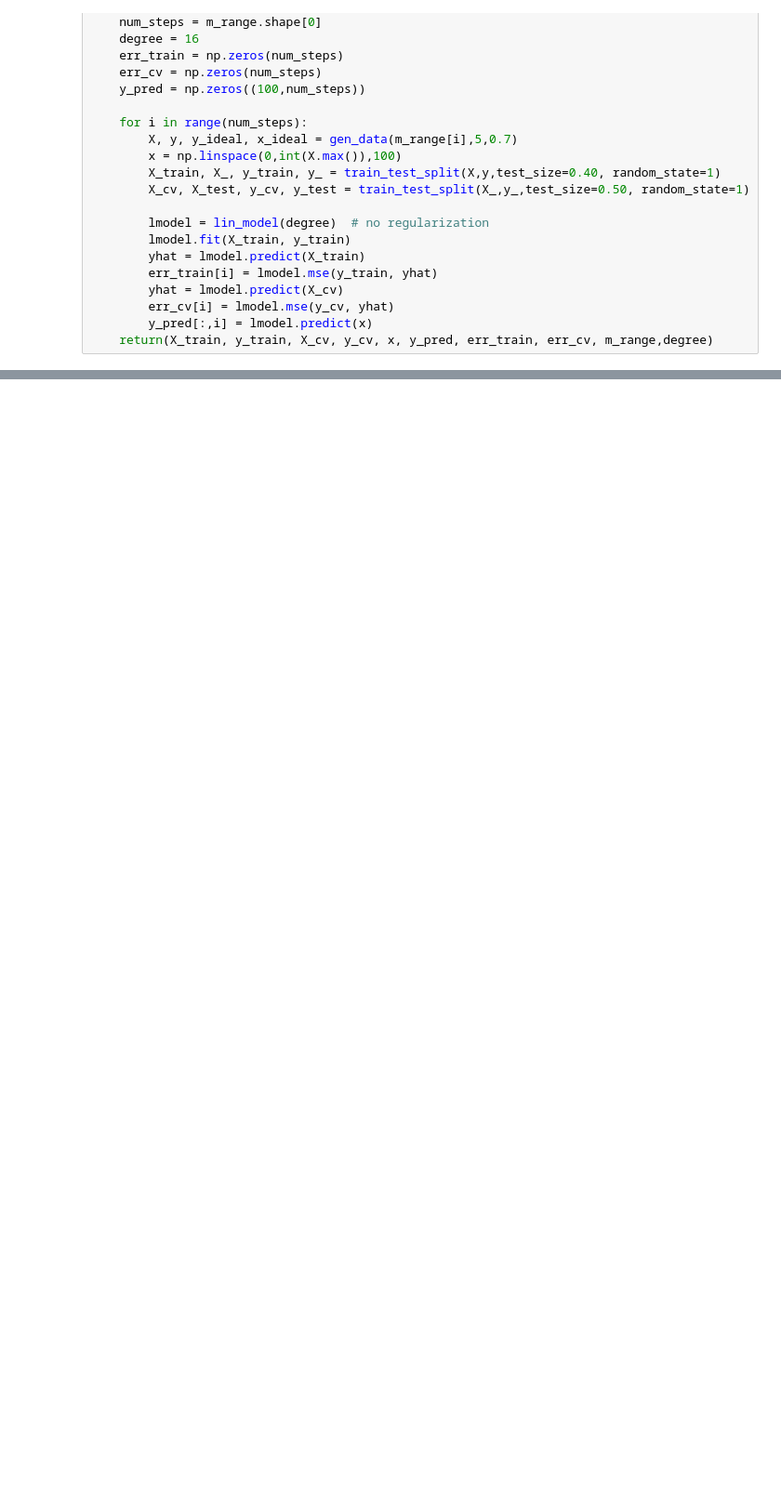
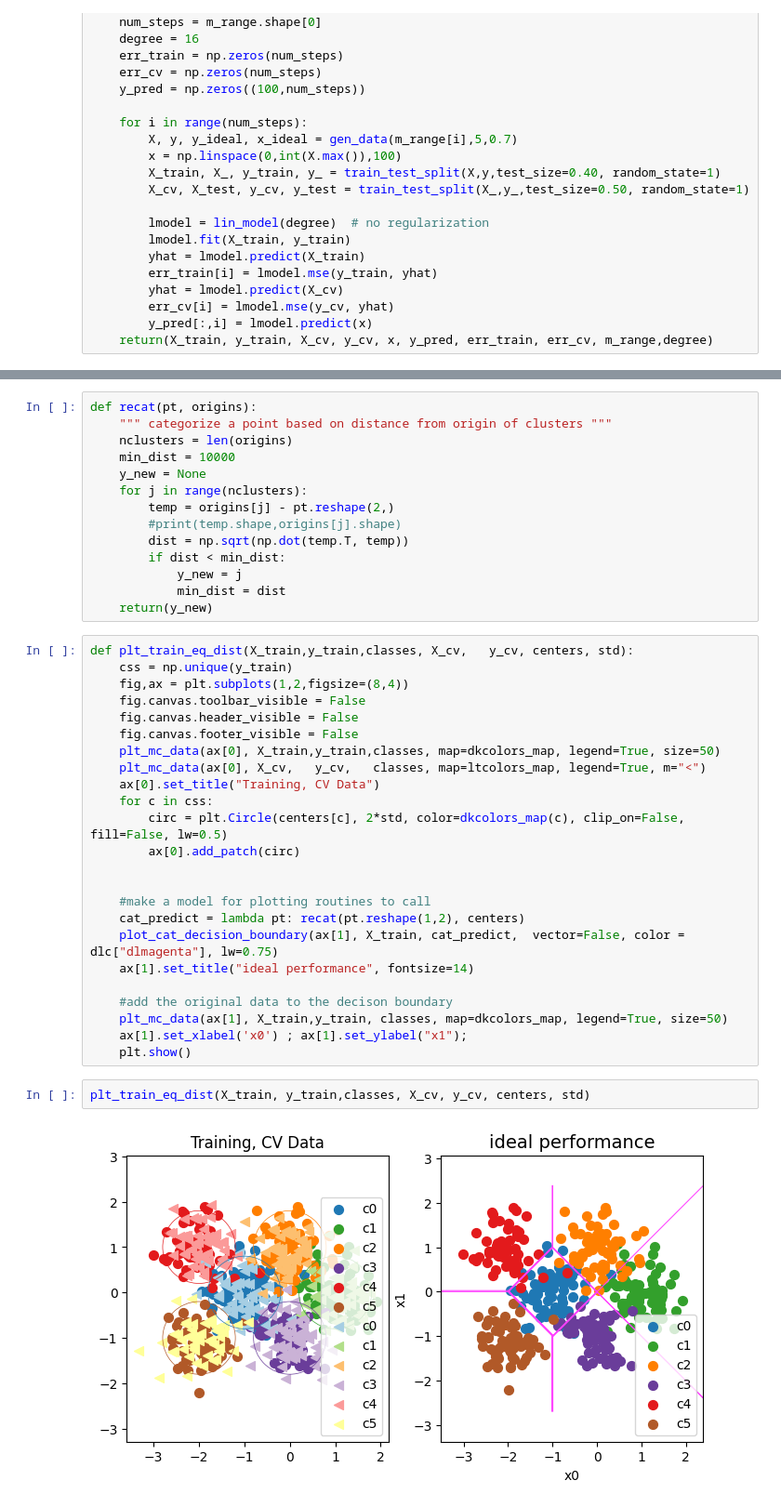
Before and after one commit to CarlosLizamaGarcia/DataScience, a Jupyter notebook: Course2/Advice_for_Applying_Machine_Learning.ipynb, the cells around one changed output, grey strips where cells are left out. Shown: that part at 93% size. Cells and saved outputs as stored; diff of their text form; blank space fills up the shorter version.

```diff
--- a/Course2/Advice_for_Applying_Machine_Learning.ipynb
+++ b/Course2/Advice_for_Applying_Machine_Learning.ipynb
@@ -427,0 +493,42 @@ plt_tune_m(X_train, y_train, X_cv, y_cv, x, y_pred, err_train, err_cv, m_range,
+# %%
+def recat(pt, origins):
+    """ categorize a point based on distance from origin of clusters """
+    nclusters = len(origins)
+    min_dist = 10000
+    y_new = None
+    for j in range(nclusters):
+        temp = origins[j] - pt.reshape(2,)
+        #print(temp.shape,origins[j].shape)
+        dist = np.sqrt(np.dot(temp.T, temp))
+        if dist < min_dist:
+            y_new = j
+            min_dist = dist
+    return(y_new)
+# %%
+def plt_train_eq_dist(X_train,y_train,classes, X_cv,   y_cv, centers, std):
+    css = np.unique(y_train)
+    fig,ax = plt.subplots(1,2,figsize=(8,4))
+    fig.canvas.toolbar_visible = False
+    fig.canvas.header_visible = False
+    fig.canvas.footer_visible = False
+    plt_mc_data(ax[0], X_train,y_train,classes, map=dkcolors_map, legend=True, size=50)
+    plt_mc_data(ax[0], X_cv,   y_cv,   classes, map=ltcolors_map, legend=True, m="<")
+    ax[0].set_title("Training, CV Data")
+    for c in css:
+        circ = plt.Circle(centers[c], 2*std, color=dkcolors_map(c), clip_on=False, fill=False, lw=0.5)
+        ax[0].add_patch(circ)
+
+
+    #make a model for plotting routines to call
+    cat_predict = lambda pt: recat(pt.reshape(1,2), centers)
+    plot_cat_decision_boundary(ax[1], X_train, cat_predict,  vector=False, color = dlc["dlmagenta"], lw=0.75)
+    ax[1].set_title("ideal performance", fontsize=14)
+
+    #add the original data to the decison boundary
+    plt_mc_data(ax[1], X_train,y_train, classes, map=dkcolors_map, legend=True, size=50)
+    ax[1].set_xlabel('x0') ; ax[1].set_ylabel("x1");
+    plt.show()
+# %%
+plt_train_eq_dist(X_train, y_train,classes, X_cv, y_cv, centers, std)
+# %% [output]
+[figure, added]
```
Also changed, not shown: parts of 11 cells of this notebook.
